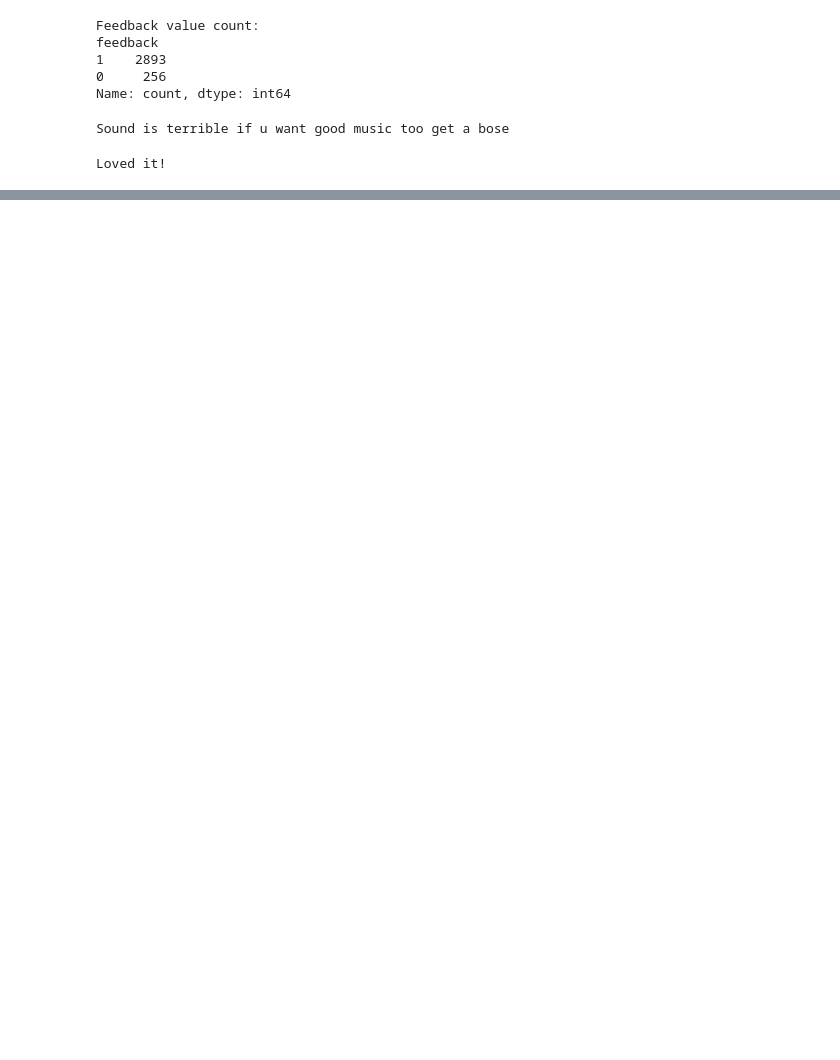
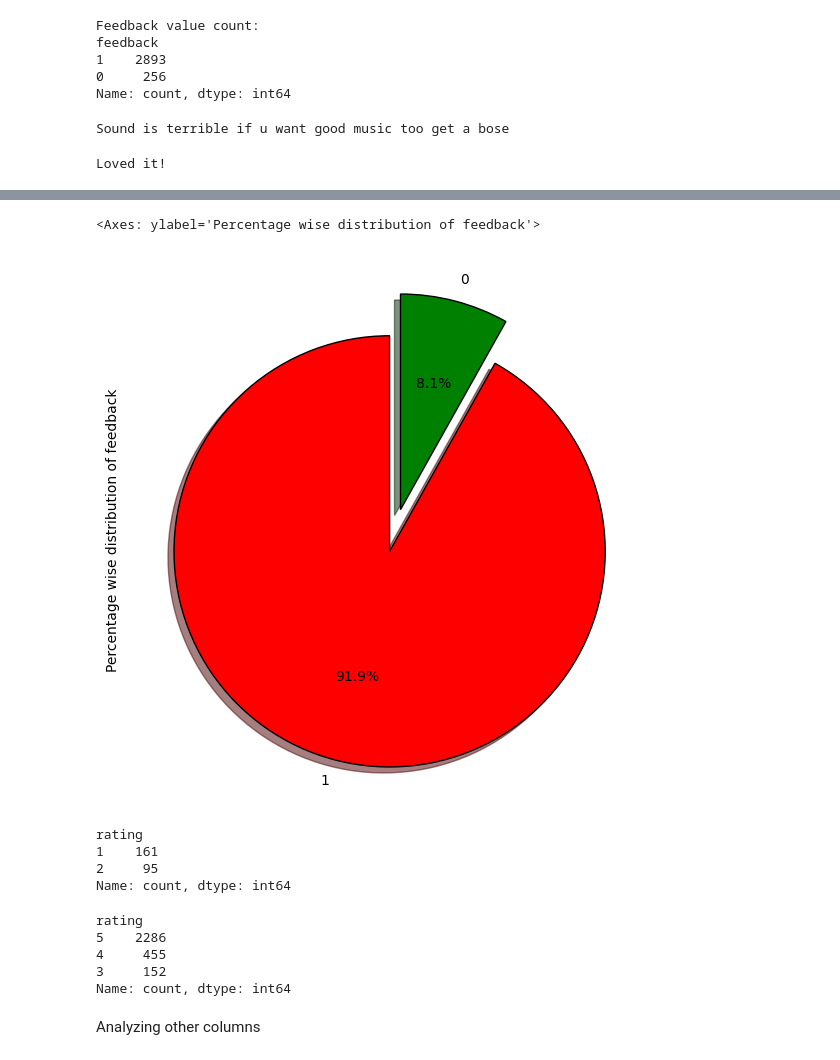
Before and after one commit to parimalakettymuthu/NaturalLanguageProcessing, a Jupyter notebook: sentiment_analysis_nltk_product_reviews.ipynb, the cells around one changed output, grey strips where cells are left out. Saved outputs shown, nothing was run; the diff lists cells and outputs as text; code cells hidden in the pictures; blank space fills up the shorter version.

```diff
--- a/sentiment_analysis_nltk_product_reviews.ipynb
+++ b/sentiment_analysis_nltk_product_reviews.ipynb
@@ -183,0 +198,27 @@ Loved it!
+# %%
+fig = plt.figure(figsize=(7,7))
+colors = ("red", 'green')
+wp = {'linewidth':1, "edgecolor":"black"}
+tags = amazon_alexa_df['feedback'].value_counts()/amazon_alexa_df.shape[0]
+explode = (0.1, 0.1)
+tags.plot(kind='pie', autopct="%1.1f%%", shadow=True, colors=colors, startangle=90, wedgeprops=wp, explode=explode, label='Percentage wise distribution of feedback' )
+# %% [output]
+<Axes: ylabel='Percentage wise distribution of feedback'>
+[figure, added]
+# %%
+amazon_alexa_df[amazon_alexa_df['feedback'] == 0]['rating'].value_counts()
+# %% [output]
+rating
+1    161
+2     95
+Name: count, dtype: int64
+# %%
+amazon_alexa_df[amazon_alexa_df['feedback'] == 1]['rating'].value_counts()
+# %% [output]
+rating
+5    2286
+4     455
+3     152
+Name: count, dtype: int64
+# %% [markdown]
+Analyzing other columns
```
Also changed, not shown: parts of 8 cells of this notebook.
